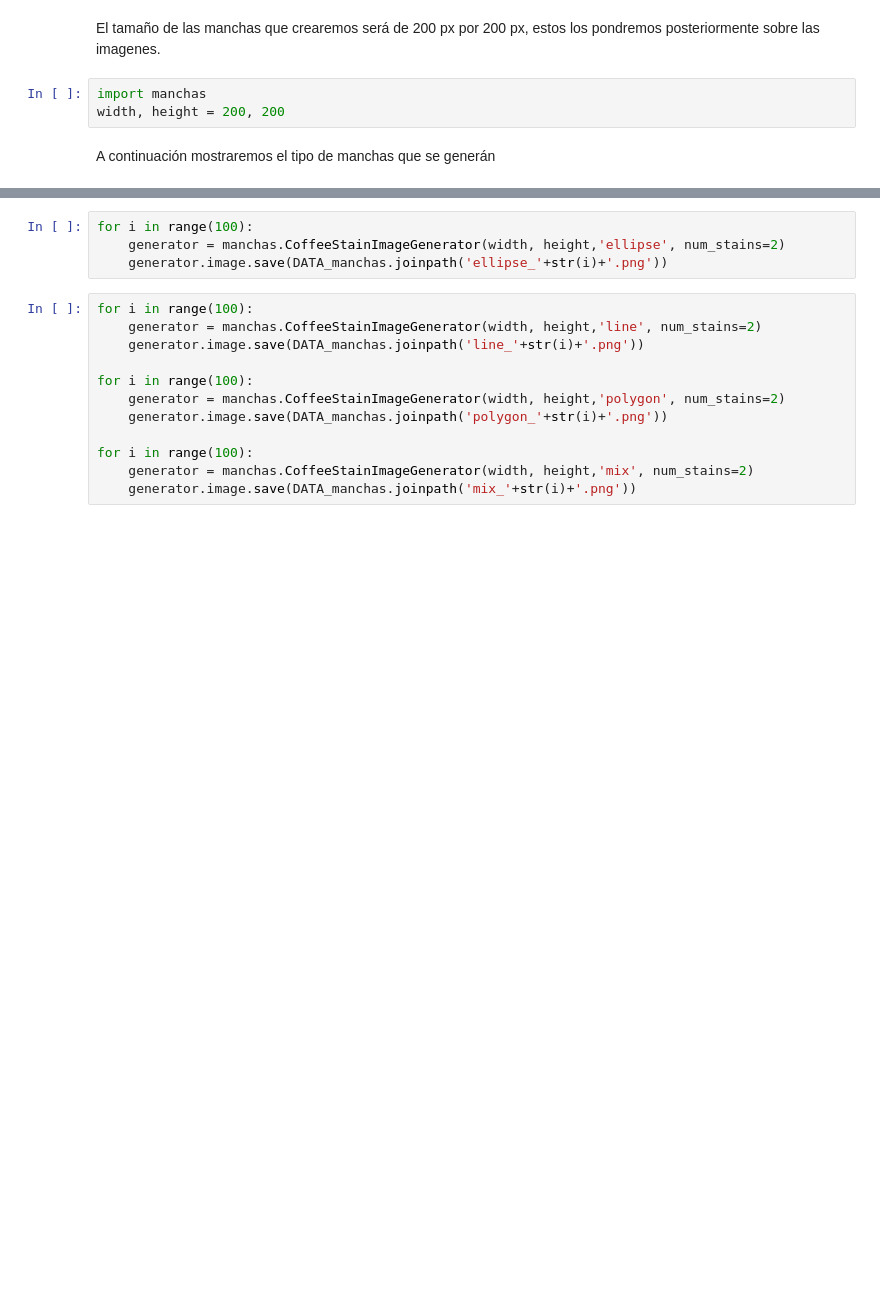
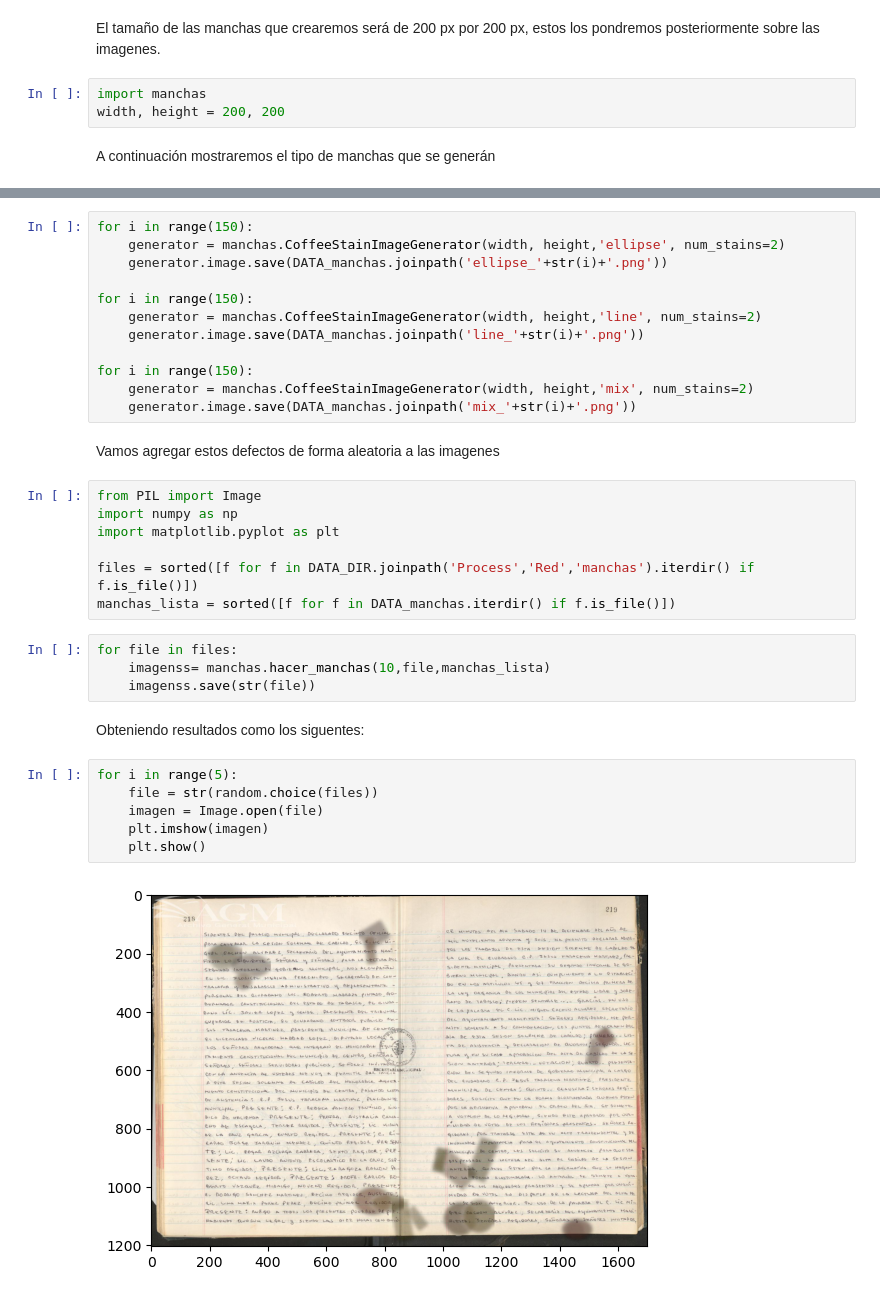
Before and after one commit to Naat-Analysis/Restauracion-Con-Redes-Neuronales, a Jupyter notebook: notebooks/2_1_manchas.ipynb, the cells around one changed output, grey strips where cells are left out. Cells and saved outputs as stored; diff of their text form; blank space fills up the shorter version.

Commit message:
imagenes manchadas

```diff
--- a/notebooks/2_1_manchas.ipynb
+++ b/notebooks/2_1_manchas.ipynb
@@ -61,16 +51,35 @@ A cada imagen le agregaremos varias de estas manchas. Vamos a generar 100 tipos
 # %%
-for i in range(100):
+for i in range(150):
     generator = manchas.CoffeeStainImageGenerator(width, height,'ellipse', num_stains=2)
     generator.image.save(DATA_manchas.joinpath('ellipse_'+str(i)+'.png'))
+
+for i in range(150):
+    generator = manchas.CoffeeStainImageGenerator(width, height,'line', num_stains=2)
+    generator.image.save(DATA_manchas.joinpath('line_'+str(i)+'.png'))
+
+for i in range(150):
+    generator = manchas.CoffeeStainImageGenerator(width, height,'mix', num_stains=2)
+    generator.image.save(DATA_manchas.joinpath('mix_'+str(i)+'.png'))
-# %%
-for i in range(100):
-    generator = manchas.CoffeeStainImageGenerator(width, height,'line', num_stains=2)
-    generator.image.save(DATA_manchas.joinpath('line_'+str(i)+'.png'))
-
-for i in range(100):
-    generator = manchas.CoffeeStainImageGenerator(width, height,'polygon', num_stains=2)
-    generator.image.save(DATA_manchas.joinpath('polygon_'+str(i)+'.png'))
-
-for i in range(100):
-    generator = manchas.CoffeeStainImageGenerator(width, height,'mix', num_stains=2)
-    generator.image.save(DATA_manchas.joinpath('mix_'+str(i)+'.png'))
+# %% [markdown]
+Vamos agregar estos defectos de forma aleatoria a las imagenes
+# %%
+from PIL import Image
+import numpy as np
+import matplotlib.pyplot as plt
+
+files = sorted([f for f in DATA_DIR.joinpath('Process','Red','manchas').iterdir() if f.is_file()])
+manchas_lista = sorted([f for f in DATA_manchas.iterdir() if f.is_file()])
+# %%
+for file in files:
+    imagenss= manchas.hacer_manchas(10,file,manchas_lista)
+    imagenss.save(str(file))
+# %% [markdown]
+Obteniendo resultados como los siguentes:
+# %%
+for i in range(5):
+    file = str(random.choice(files))
+    imagen = Image.open(file)
+    plt.imshow(imagen)
+    plt.show()
+# %% [output]
+[figure, added]
```
Also changed, not shown: parts of 7 cells of this notebook, 1 other file.
